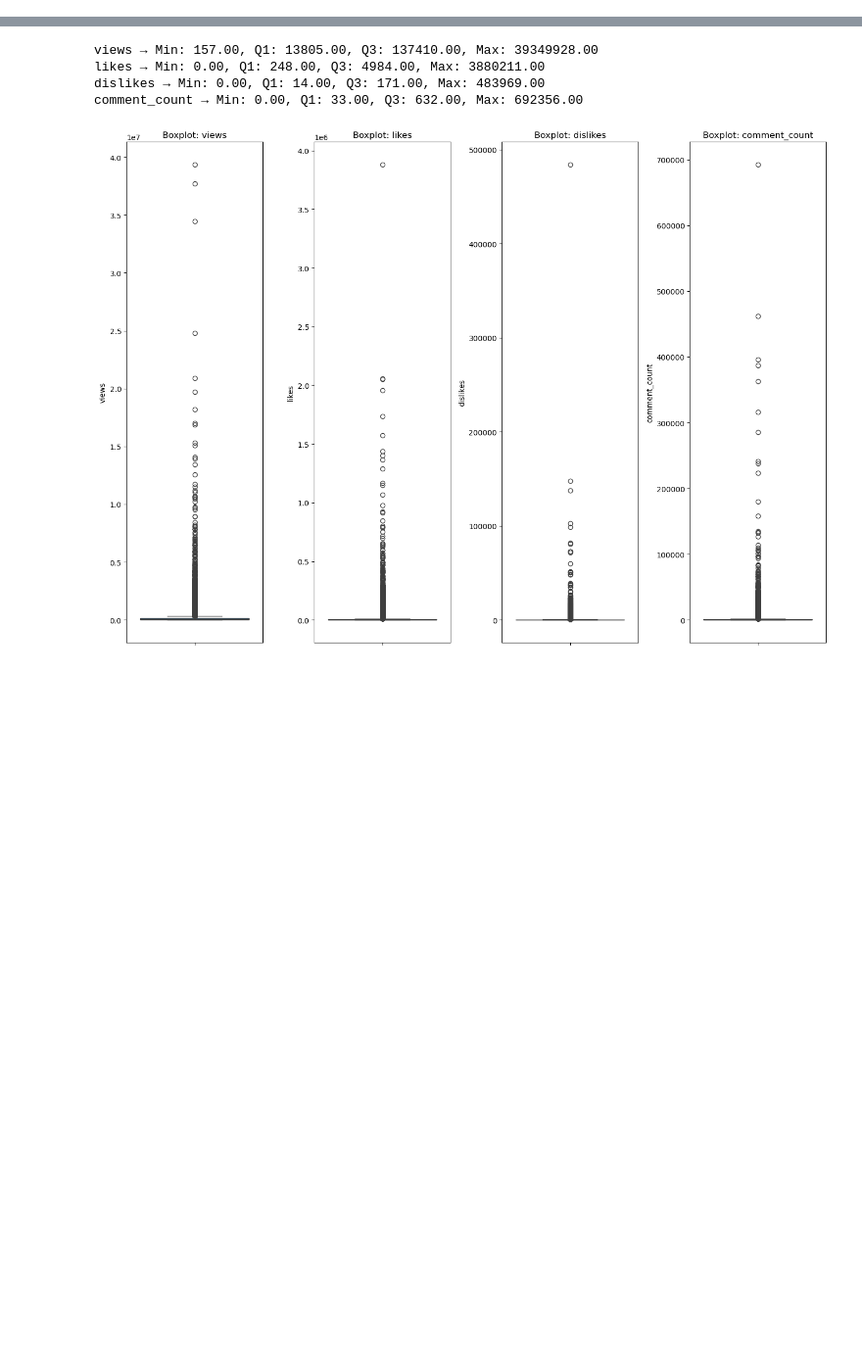
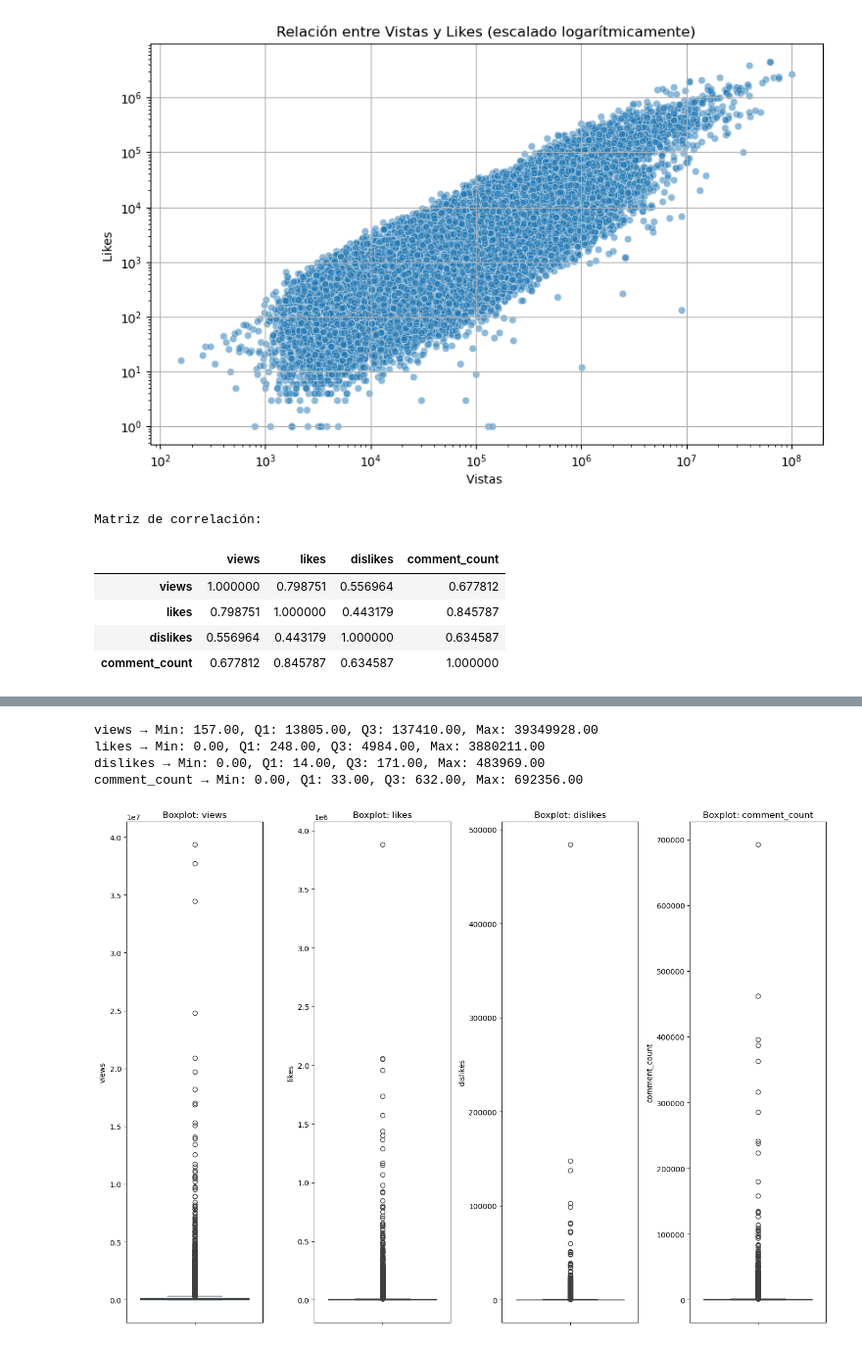
Before and after one commit to TucaraWorld/FDS-2025-1-260, a Jupyter notebook: code/upc-2025-01-260-4-tf.ipynb, the cells around one changed output, grey strips where cells are left out. Shown at 98% size. Saved outputs shown, nothing was run; the diff lists cells and outputs as text; code cells hidden in the pictures; blank space fills up the shorter version.

```diff
--- a/code/upc-2025-01-260-4-tf.ipynb
+++ b/code/upc-2025-01-260-4-tf.ipynb
@@ -8,0 +80,18 @@ data = pd.read_csv('../data/MXvideos_cc50_202101.csv')
+# %%
+print("\n=== FRECUENCIA DE CATEGORÍAS ===")
+# Procesar categorías del JSON
+categories_list = []
+for item in categories['items']:
+    categories_list.append({
+        'category_id': int(item['id']),
+        'category_name': item['snippet']['title']
+    })
+categories_data = pd.DataFrame(categories_list)
+
+# Unir con datos principales
+df = pd.merge(data, categories_data, on='category_id', how='left')
+
+# Tabla de frecuencia
+category_freq = df['category_name'].value_counts().reset_index()
+category_freq.columns = ['Categoría', 'Frecuencia']
+display(category_freq)
@@ -8,0 +132,23 @@ data = pd.read_csv('../data/MXvideos_cc50_202101.csv')
+# %%
+plt.figure(figsize=(10, 6))
+sns.scatterplot(x='views', y='likes', data=df, alpha=0.5)
+plt.title('Relación entre Vistas y Likes (escalado logarítmicamente)')
+plt.xscale('log')
+plt.yscale('log')
+plt.xlabel('Vistas ')
+plt.ylabel('Likes ')
+plt.grid(True)
+plt.show()
+
+# Coeficiente de correlación
+correlation = df[['views', 'likes', 'dislikes', 'comment_count']].corr()
+print("\nMatriz de correlación:")
+display(correlation)
+# %% [output]
+[figure, added]
+Matriz de correlación:
+|  | views | likes | dislikes | comment_count |
+| views | 1.000000 | 0.798751 | 0.556964 | 0.677812 |
+| likes | 0.798751 | 1.000000 | 0.443179 | 0.845787 |
+| dislikes | 0.556964 | 0.443179 | 1.000000 | 0.634587 |
+| comment_count | 0.677812 | 0.845787 | 0.634587 | 1.000000 |
```
Also changed, not shown: parts of 25 cells of this notebook.
